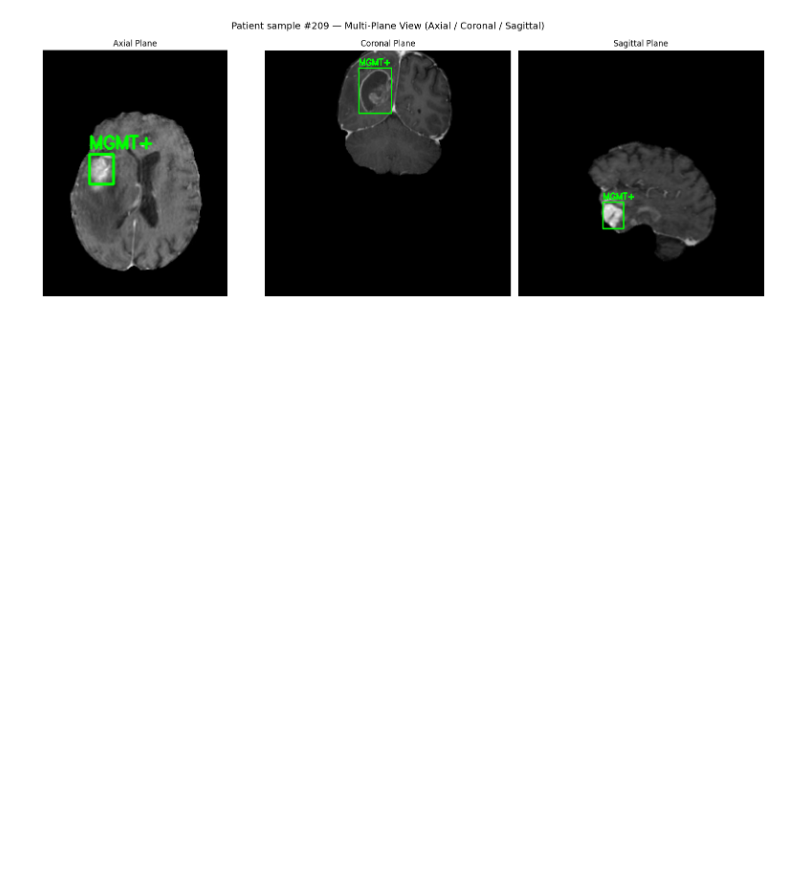
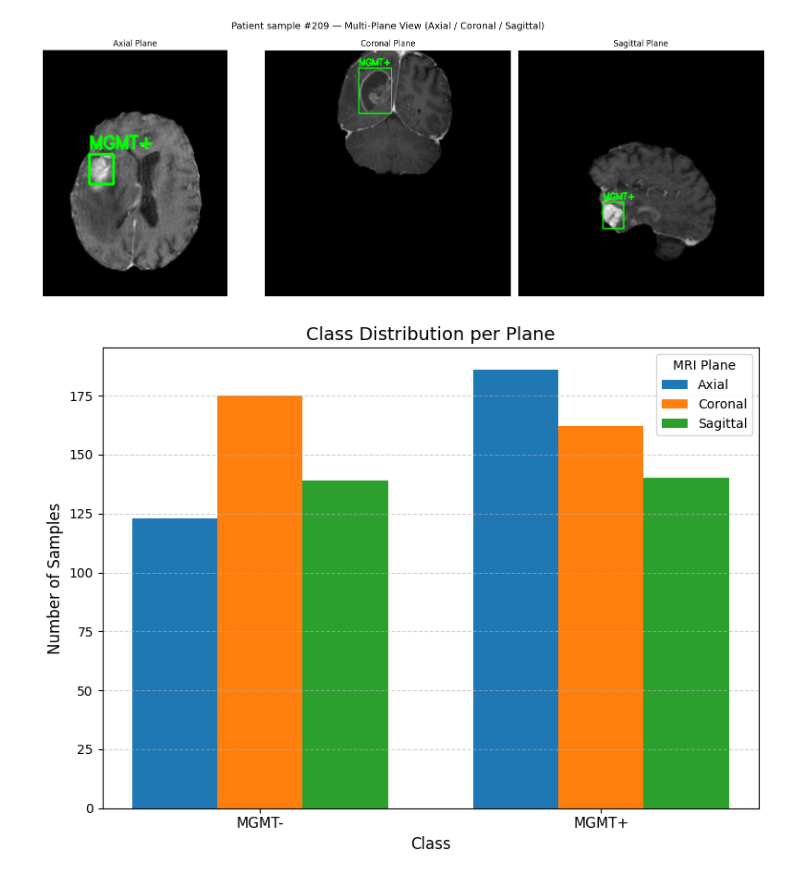
Before and after one commit to singarin-sole-L/Object-detection-using-Pytorch-framework, a Jupyter notebook: notebooks/01_exploration.ipynb, the cells around one changed output. Saved outputs shown, nothing was run; the diff lists cells and outputs as text; code cells hidden in the pictures; blank space fills up the shorter version.

Commit message:
add(notebooks): study distribution of classes in all planes

```diff
--- a/notebooks/01_exploration.ipynb
+++ b/notebooks/01_exploration.ipynb
@@ -134,3 +134,40 @@ plt.tight_layout()
 plt.show()
 # %% [output]
 [figure]
+# %%
+import matplotlib.pyplot as plt
+import numpy as np
+from collections import Counter
+
+# Load datasets
+datasets = {p: get_data("train/", p) for p in planes}
+
+# Count labels per plane
+class_counts = {plane: Counter() for plane in planes}
+for plane in planes:
+    for sample in datasets[plane]:
+        for label in sample["labels"]:
+            class_counts[plane][int(label)] += 1
+
+# Prepare plot data
+x = np.arange(len(label_text))  # [0, 1]
+width = 0.25
+
+fig, ax = plt.subplots(figsize=(8, 6))
+for i, plane in enumerate(planes):
+    counts = [class_counts[plane][cls] for cls in label_text.keys()]
+    ax.bar(x + i * width, counts, width, label=plane_titles[i])
+
+# Beautify plot
+ax.set_xticks(x + width)
+ax.set_xticklabels(label_text.values(), fontsize=11)
+ax.set_ylabel("Number of Samples", fontsize=12)
+ax.set_xlabel("Class", fontsize=12)
+ax.set_title("Class Distribution per Plane", fontsize=14)
+ax.legend(title="MRI Plane")
+ax.grid(axis="y", linestyle="--", alpha=0.6)
+
+plt.tight_layout()
+plt.show()
+# %% [output]
+[figure, added]
```
